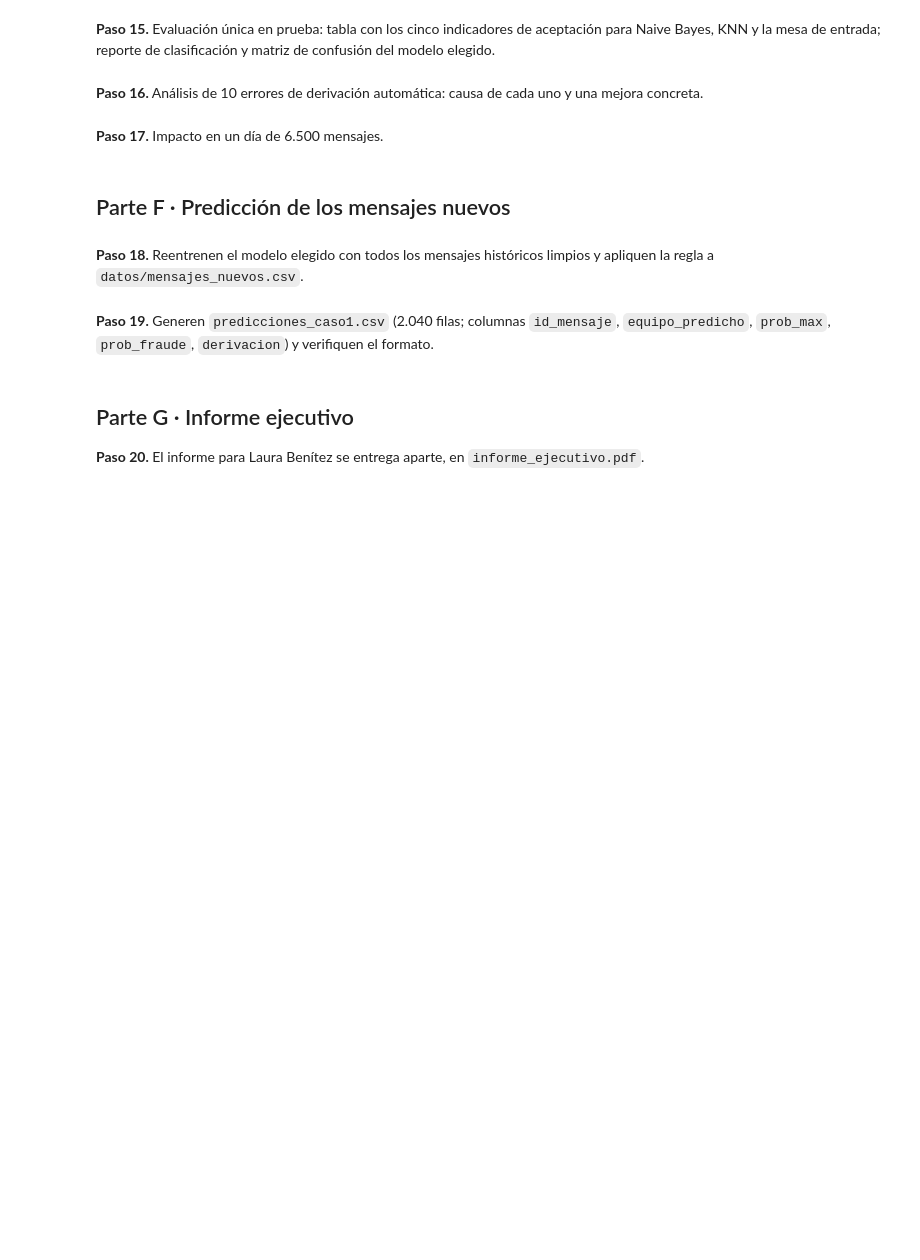
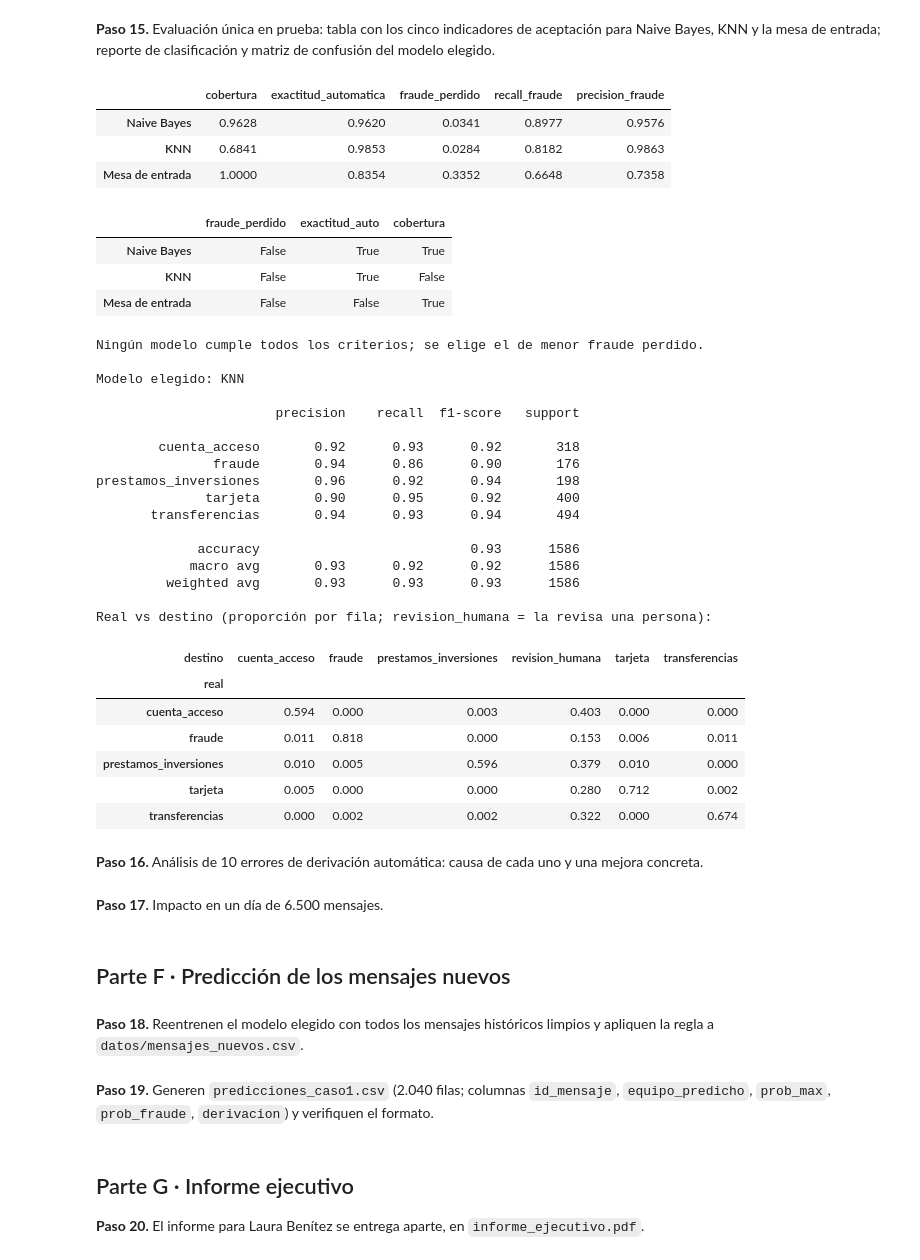
Before and after one commit to TomyGamG/Cauce_una_billetera_virtual_-Naive_Bayes-, a Jupyter notebook: caso1_cauce.ipynb, the cells around one changed output. Cells and saved outputs as stored; diff of their text form; code cells hidden in the pictures; blank space fills up the shorter version.

```diff
--- a/caso1_cauce.ipynb
+++ b/caso1_cauce.ipynb
@@ -152,6 +480,85 @@ plt.show()
 **Paso 15.** Evaluación única en prueba: tabla con los cinco indicadores de aceptación para Naive Bayes, KNN y la mesa de entrada; reporte de clasificación y matriz de confusión del modelo elegido.
 # %%
 # Tu código aquí
+from sklearn.metrics import classification_report
+
+def indicadores(y_real, destino):
+    y_real, destino = np.asarray(y_real), np.asarray(destino)
+    ind = evaluar_derivacion(y_real, destino)
+    # Indicadores extra de fraude (ajustá la tabla a los cinco del enunciado)
+    ind["recall_fraude"] = float(np.mean(destino[y_real == "fraude"] == "fraude"))
+    a_fraude = destino == "fraude"
+    ind["precision_fraude"] = float(np.mean(y_real[a_fraude] == "fraude")) if a_fraude.any() else 0.0
+    return ind
+
+filas, destinos_test, proba_test = {}, {}, {}
+for nombre, est in modelos.items():
+    final = clone(est).fit(X_train_txt, y_train)                 # entrenado solo con train
+    proba_test[nombre] = final.predict_proba(X_test_txt)
+    uf, uc = umbrales[nombre]
+    destinos_test[nombre] = derivar(proba_test[nombre], CLASES, uf, uc)
+    filas[nombre] = indicadores(y_test, destinos_test[nombre])
+
+filas["Mesa de entrada"] = indicadores(y_test, test_df["equipo_derivado"].values)
+tabla = pd.DataFrame(filas).T
+display(tabla.round(4))
+
+cumple = pd.DataFrame({
+    "fraude_perdido": tabla["fraude_perdido"] <= MAX_FRAUDE_PERDIDO,
+    "exactitud_auto": tabla["exactitud_automatica"] >= MIN_EXACTITUD_AUTO,
+    "cobertura": tabla["cobertura"] >= MIN_COBERTURA,
+})
+display(cumple)
+
+# ----- Modelo elegido: entre los que cumplen los criterios, el de mayor cobertura -----
+# (si ninguno cumple, el de menor fraude perdido). Podés fijarlo a mano: ELEGIDO = "Naive Bayes"
+candidatos = cumple.loc[["Naive Bayes", "KNN"]].all(axis=1)
+if candidatos.any():
+    ELEGIDO = tabla.loc[candidatos[candidatos].index, "cobertura"].idxmax()
+else:
+    ELEGIDO = tabla.loc[["Naive Bayes", "KNN"], "fraude_perdido"].idxmin()
+    print("Ningún modelo cumple todos los criterios; se elige el de menor fraude perdido.")
+destino_elegido = destinos_test[ELEGIDO]
+print(f"\nModelo elegido: {ELEGIDO}\n")
+print(classification_report(y_test, modelos[ELEGIDO].predict(X_test_txt), zero_division=0))
+
+cm = pd.crosstab(y_test.values, destino_elegido, normalize="index").round(3)
+cm.index.name, cm.columns.name = "real", "destino"
+print("Real vs destino (proporción por fila; revision_humana = la revisa una persona):")
+display(cm)
+# %% [output]
+|  | cobertura | exactitud_automatica | fraude_perdido | recall_fraude | precision_fraude |
+| Naive Bayes | 0.9628 | 0.9620 | 0.0341 | 0.8977 | 0.9576 |
+| KNN | 0.6841 | 0.9853 | 0.0284 | 0.8182 | 0.9863 |
+| Mesa de entrada | 1.0000 | 0.8354 | 0.3352 | 0.6648 | 0.7358 |
+|  | fraude_perdido | exactitud_auto | cobertura |
+| Naive Bayes | False | True | True |
+| KNN | False | True | False |
+| Mesa de entrada | False | False | True |
+Ningún modelo cumple todos los criterios; se elige el de menor fraude perdido.
+
+Modelo elegido: KNN
+
+                       precision    recall  f1-score   support
+
+        cuenta_acceso       0.92      0.93      0.92       318
+               fraude       0.94      0.86      0.90       176
+prestamos_inversiones       0.96      0.92      0.94       198
+              tarjeta       0.90      0.95      0.92       400
+       transferencias       0.94      0.93      0.94       494
+
+             accuracy                           0.93      1586
+            macro avg       0.93      0.92      0.92      1586
+         weighted avg       0.93      0.93      0.93      1586
+
+Real vs destino (proporción por fila; revision_humana = la revisa una persona):
+| destino | cuenta_acceso | fraude | prestamos_inversiones | revision_humana | tarjeta | transferencias |
+| real |  |  |  |  |  |  |
+| cuenta_acceso | 0.594 | 0.000 | 0.003 | 0.403 | 0.000 | 0.000 |
+| fraude | 0.011 | 0.818 | 0.000 | 0.153 | 0.006 | 0.011 |
+| prestamos_inversiones | 0.010 | 0.005 | 0.596 | 0.379 | 0.010 | 0.000 |
+| tarjeta | 0.005 | 0.000 | 0.000 | 0.280 | 0.712 | 0.002 |
+| transferencias | 0.000 | 0.002 | 0.002 | 0.322 | 0.000 | 0.674 |
 # %% [markdown]
 **Paso 16.** Análisis de 10 errores de derivación automática: causa de cada uno y una mejora concreta.
 # %%
```
Also changed, not shown: parts of 16 cells of this notebook, 3 other files.
